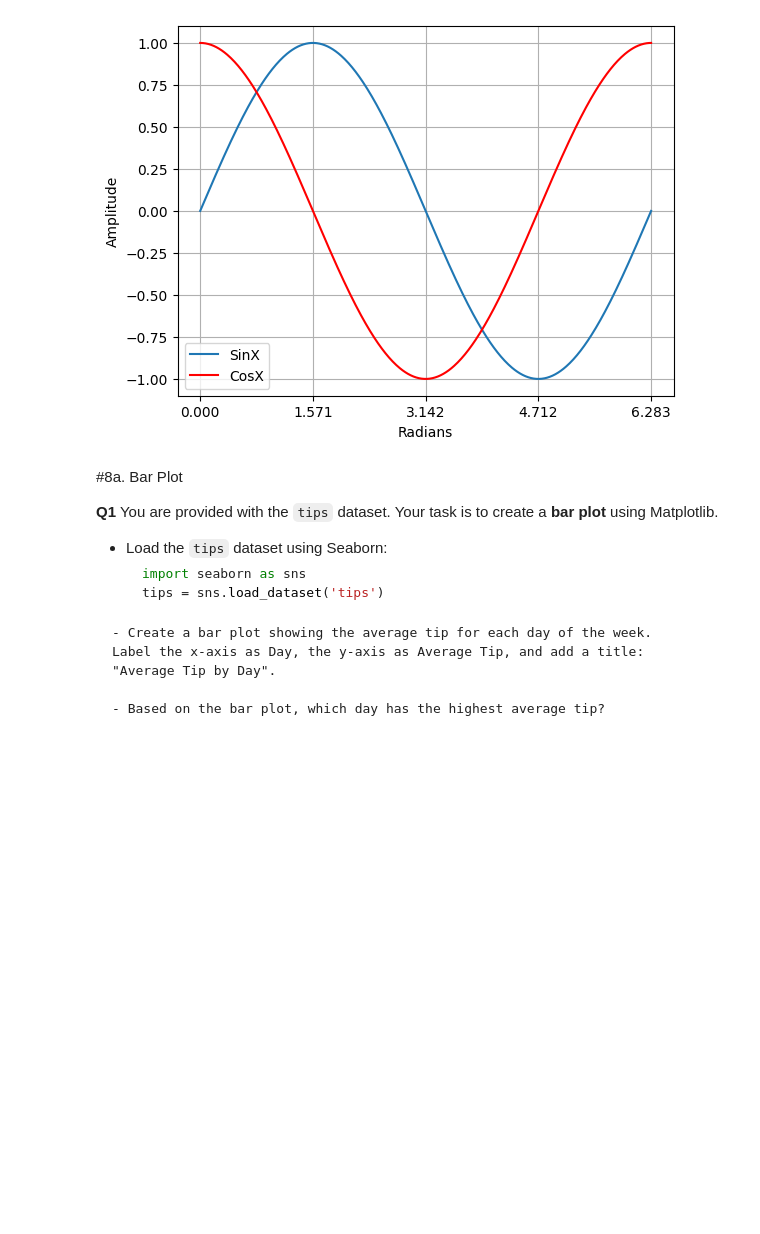
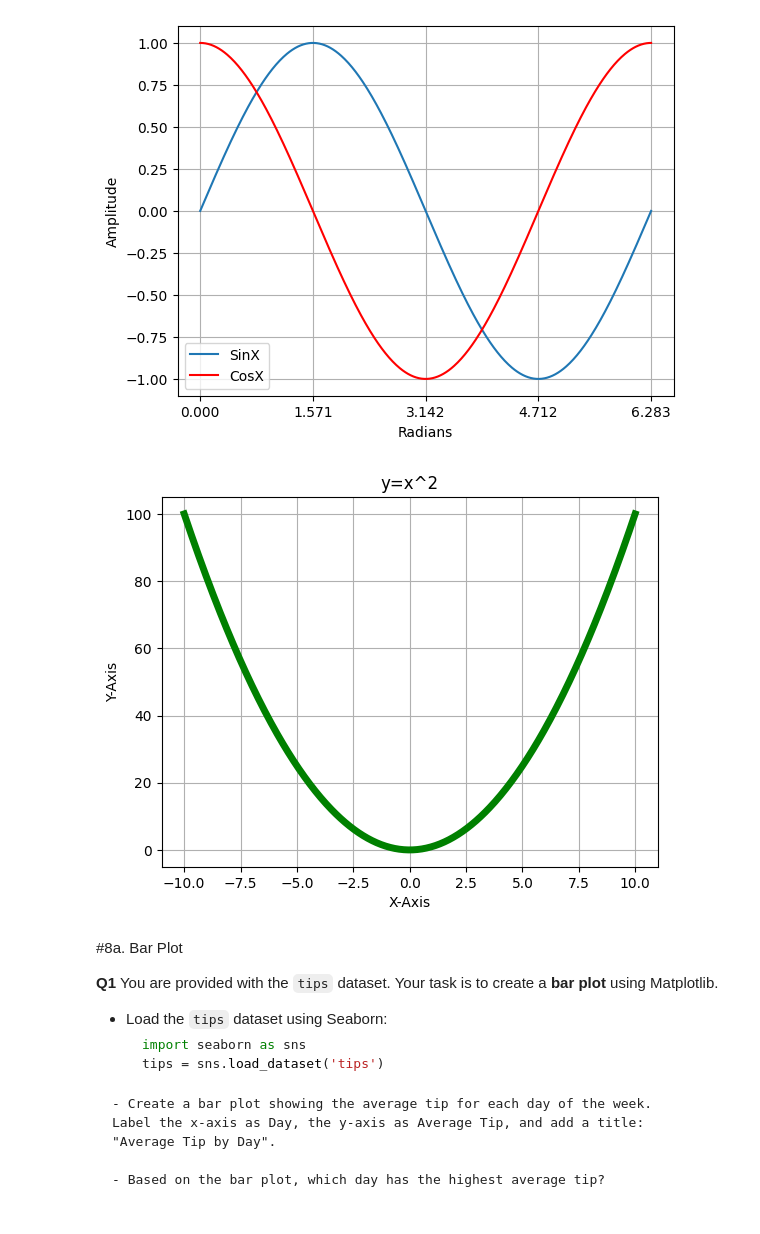
Before and after one commit to ishaank17/PSDV-Grp-ES-114-, a Jupyter notebook: Lab2/Lab2.ipynb, the cells around one changed output. Cells and saved outputs as stored; diff of their text form; code cells hidden in the pictures; blank space fills up the shorter version.

```diff
--- a/Lab2/Lab2.ipynb
+++ b/Lab2/Lab2.ipynb
@@ -623,6 +757,24 @@ plt.xticks(xTicks)
 plt.show()
 # %% [output]
 [figure]
+# %%
+# Q3. Plot Customization**
+
+# Plot the function \(y = x^2\) for \(x \in [-10, 10]\). Customize the plot by:
+# 1. Adding a title and axis labels.
+# 2. Changing the line style, color, and thickness.
+# 3. Adjusting the axis limits to make the graph more visually appealing.
+
+x=np.linspace(-10,10,500)
+y=np.square(x)
+plt.plot(x,y,color="green",linestyle="-",linewidth=5)
+plt.title("y=x^2")
+plt.xlabel("X-Axis")
+plt.ylabel("Y-Axis")
+plt.grid()
+plt.show()
+# %% [output]
+[figure, added]
 # %% [markdown]
 #8a. Bar Plot
 
```
Also changed, not shown: parts of 8 cells of this notebook.
